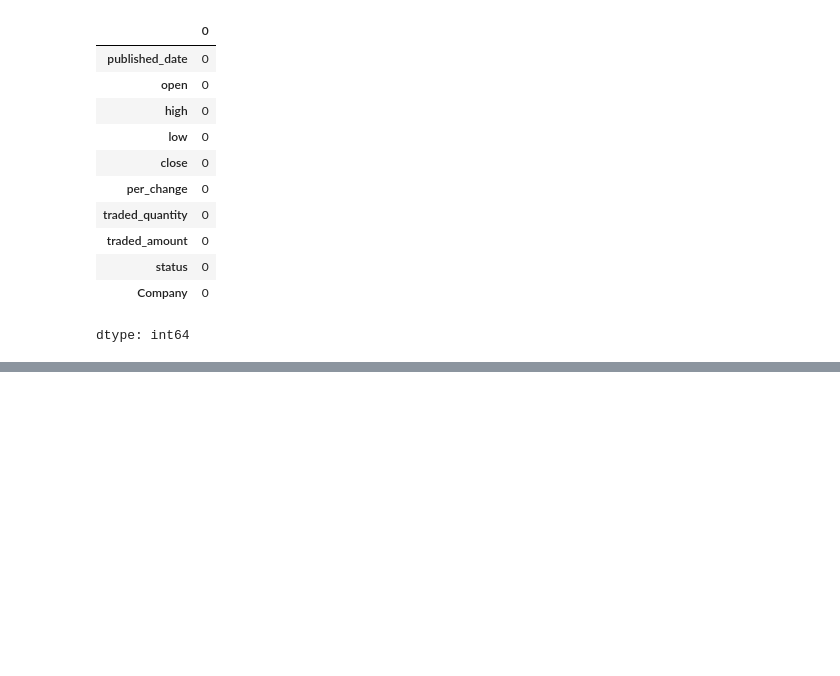
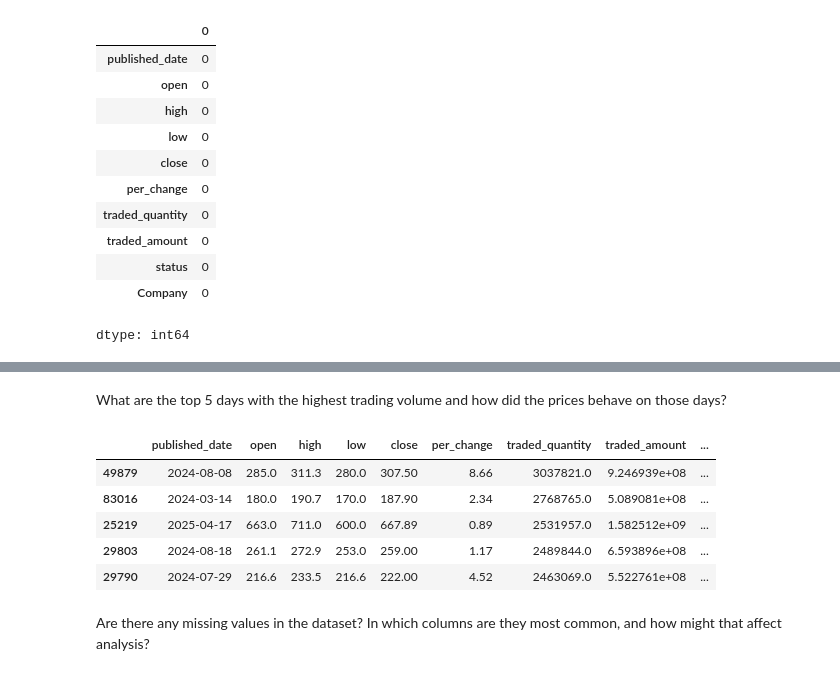
Before and after one commit to SanjayBista1010/Classification, a Jupyter notebook: nepalShare.ipynb, the cells around one changed output, grey strips where cells are left out. Saved outputs shown, nothing was run; the diff lists cells and outputs as text; code cells hidden in the pictures; blank space fills up the shorter version.

```diff
--- a/nepalShare.ipynb
+++ b/nepalShare.ipynb
@@ -172,0 +253,13 @@ dtype: int64
+# %% [markdown]
+What are the top 5 days with the highest trading volume and how did the prices behave on those days?
+# %%
+df.sort_values(by='traded_quantity', ascending=False).head(5)
+# %% [output]
+|  | published_date | open | high | low | close | per_change | traded_quantity | traded_amount | ... |
+| 49879 | 2024-08-08 | 285.0 | 311.3 | 280.0 | 307.50 | 8.66 | 3037821.0 | 9.246939e+08 | ... |
+| 83016 | 2024-03-14 | 180.0 | 190.7 | 170.0 | 187.90 | 2.34 | 2768765.0 | 5.089081e+08 | ... |
+| 25219 | 2025-04-17 | 663.0 | 711.0 | 600.0 | 667.89 | 0.89 | 2531957.0 | 1.582512e+09 | ... |
+| 29803 | 2024-08-18 | 261.1 | 272.9 | 253.0 | 259.00 | 1.17 | 2489844.0 | 6.593896e+08 | ... |
+| 29790 | 2024-07-29 | 216.6 | 233.5 | 216.6 | 222.00 | 4.52 | 2463069.0 | 5.522761e+08 | ... |
+# %% [markdown]
+Are there any missing values in the dataset? In which columns are they most common, and how might that affect analysis?
```
Also changed, not shown: parts of 12 cells of this notebook.
